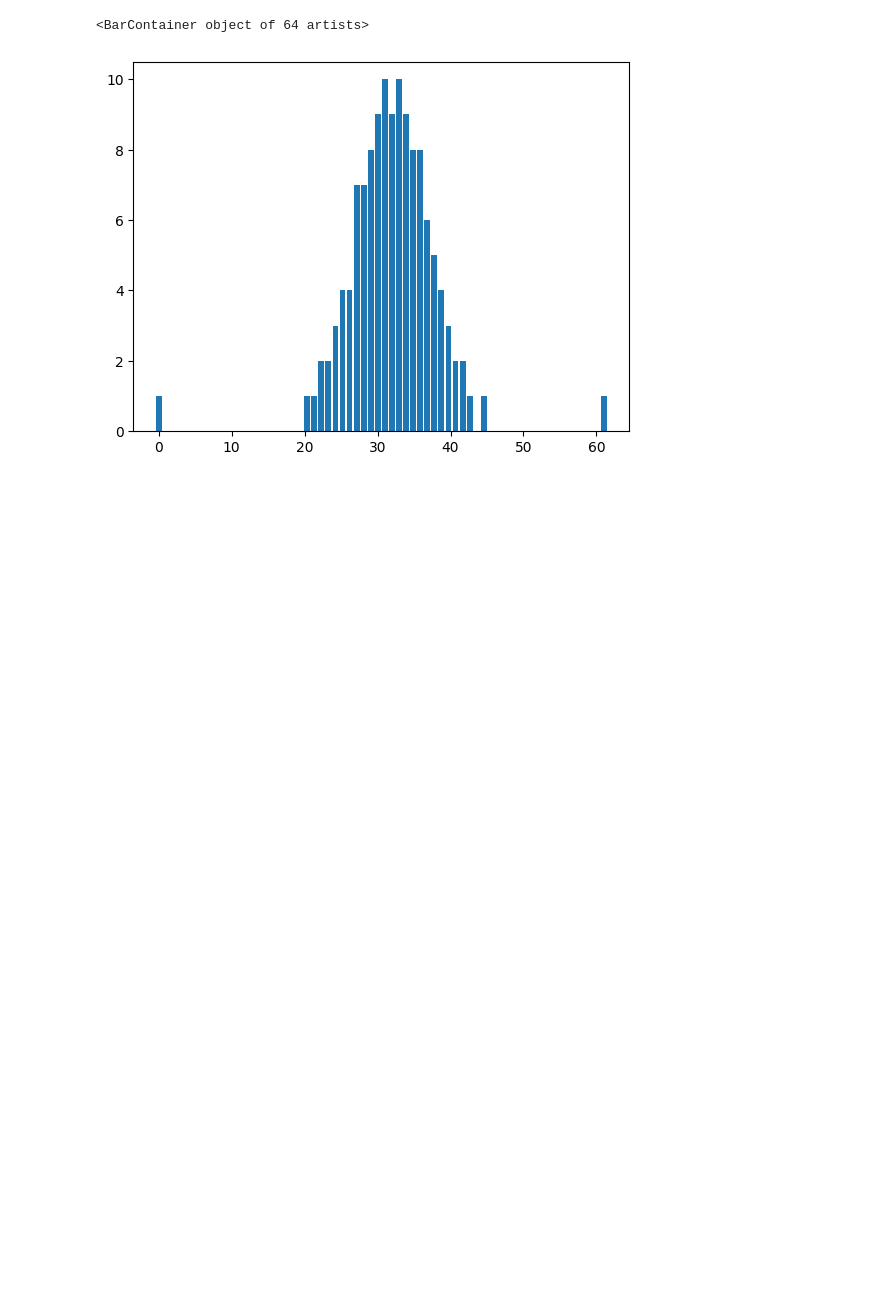
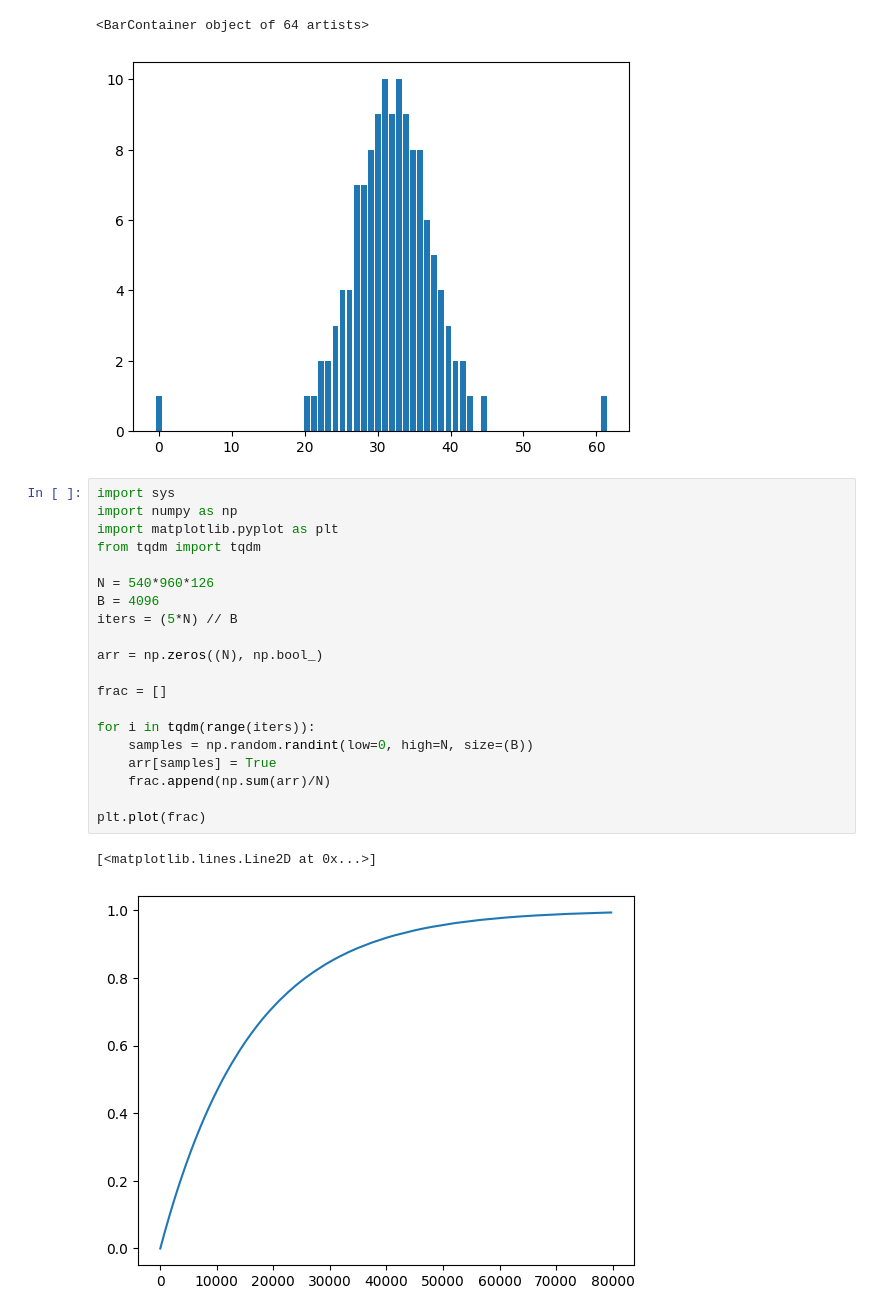
Before and after one commit to thebharathsk/nerf, a Jupyter notebook: src/scripts/playground_sampling.ipynb, the cells around one changed output. Cells and saved outputs as stored; diff of their text form; blank space fills up the shorter version.

```diff
--- a/src/scripts/playground_sampling.ipynb
+++ b/src/scripts/playground_sampling.ipynb
@@ -116,3 +116,26 @@ plt.bar(bin_edges[:-1], freq)
 # %% [output]
 <BarContainer object of 64 artists>
 [figure]
+# %%
+import sys
+import numpy as np
+import matplotlib.pyplot as plt
+from tqdm import tqdm
+
+N = 540*960*126
+B = 4096
+iters = (5*N) // B
+
+arr = np.zeros((N), np.bool_)
+
+frac = []
+
+for i in tqdm(range(iters)):
+    samples = np.random.randint(low=0, high=N, size=(B))
+    arr[samples] = True
+    frac.append(np.sum(arr)/N)
+
+plt.plot(frac)
+# %% [output]
+[<matplotlib.lines.Line2D at 0x...>]
+[figure, added]
```
Also changed, not shown: parts of 1 cell of this notebook, 3 other files.
